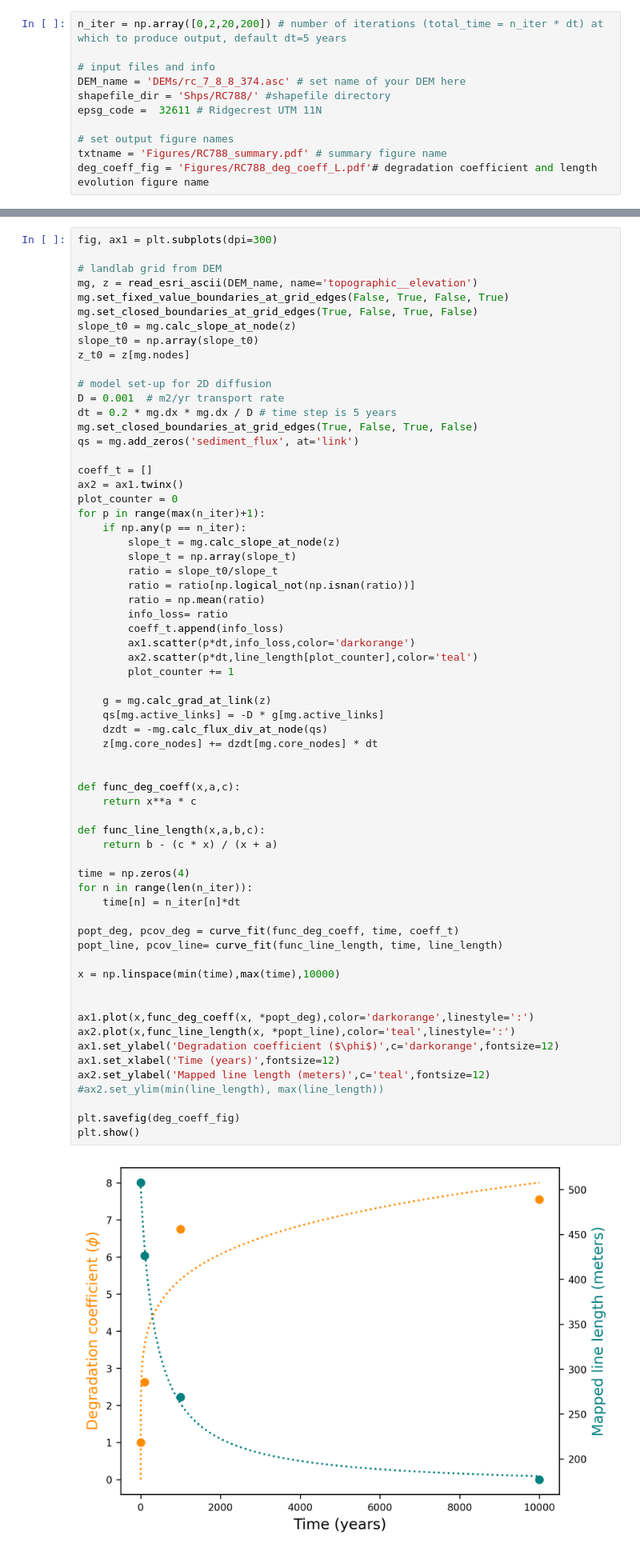
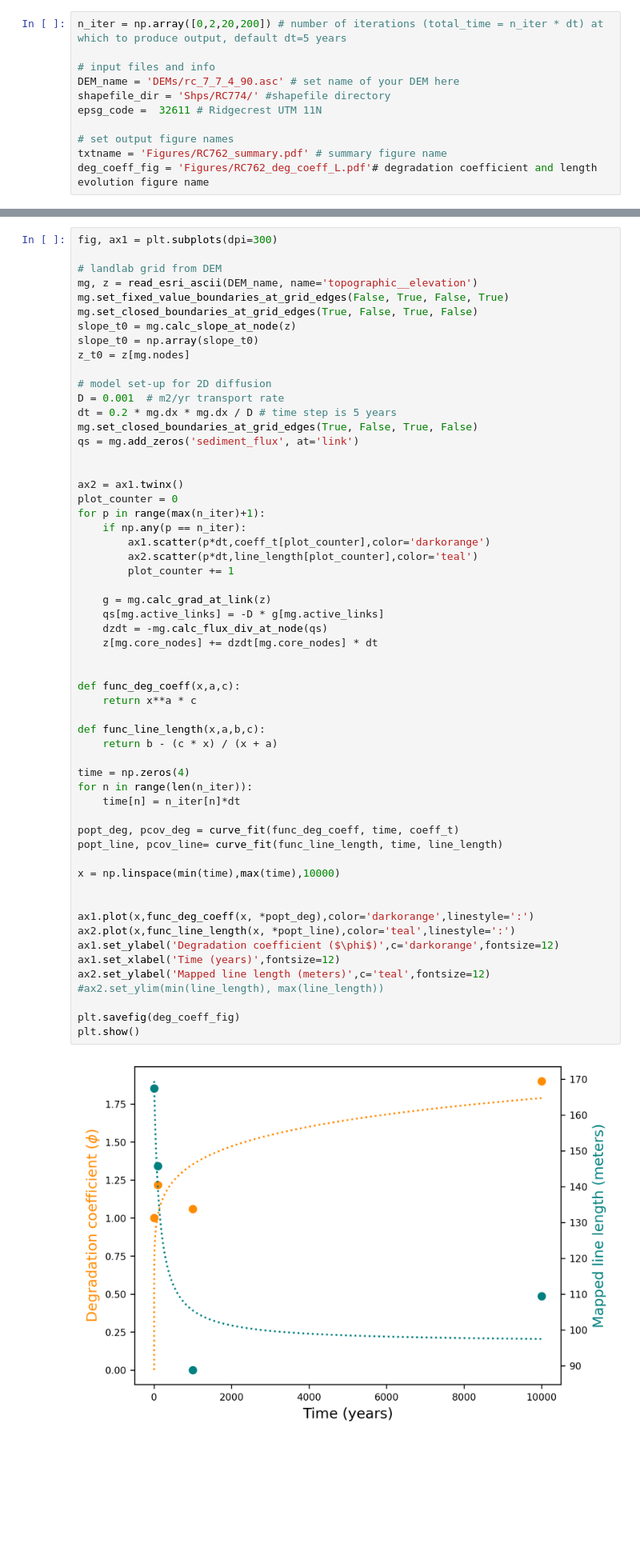
Before and after one commit to absrp/landscape_evolution_PFDHA, a Jupyter notebook: information_loss_analysis.ipynb, the cells around one changed output, grey strips where cells are left out. Shown at 80% size. Cells and saved outputs as stored; diff of their text form; blank space fills up the shorter version.

```diff
--- a/information_loss_analysis.ipynb
+++ b/information_loss_analysis.ipynb
@@ -29,13 +33,13 @@ mpl.rcParams['font.size'] = 8
 n_iter = np.array([0,2,20,200]) # number of iterations (total_time = n_iter * dt) at which to produce output, default dt=5 years
 
 # input files and info
-DEM_name = 'DEMs/rc_7_8_8_374.asc' # set name of your DEM here
-shapefile_dir = 'Shps/RC788/' #shapefile directory
+DEM_name = 'DEMs/rc_7_7_4_90.asc' # set name of your DEM here
+shapefile_dir = 'Shps/RC774/' #shapefile directory
 epsg_code =  32611 # Ridgecrest UTM 11N
 
 # set output figure names
-txtname = 'Figures/RC788_summary.pdf' # summary figure name
-deg_coeff_fig = 'Figures/RC788_deg_coeff_L.pdf'# degradation coefficient and length evolution figure name
+txtname = 'Figures/RC762_summary.pdf' # summary figure name
+deg_coeff_fig = 'Figures/RC762_deg_coeff_L.pdf'# degradation coefficient and length evolution figure name
 # %% [markdown]
 ### Calculate change in elevation distribution in landscape over time for the DEM
 # %%
@@ -190,19 +216,12 @@ dt = 0.2 * mg.dx * mg.dx / D # time step is 5 years
 mg.set_closed_boundaries_at_grid_edges(True, False, True, False)
 qs = mg.add_zeros('sediment_flux', at='link')
 
-coeff_t = []
+
 ax2 = ax1.twinx()
 plot_counter = 0
 for p in range(max(n_iter)+1):
     if np.any(p == n_iter):
-        slope_t = mg.calc_slope_at_node(z)
-        slope_t = np.array(slope_t)
-        ratio = slope_t0/slope_t
-        ratio = ratio[np.logical_not(np.isnan(ratio))]
-        ratio = np.mean(ratio)
-        info_loss= ratio
-        coeff_t.append(info_loss)
-        ax1.scatter(p*dt,info_loss,color='darkorange')
+        ax1.scatter(p*dt,coeff_t[plot_counter],color='darkorange')
         ax2.scatter(p*dt,line_length[plot_counter],color='teal')
         plot_counter += 1
 
@@ -211,31 +230,31 @@ for p in range(max(n_iter)+1):
     dzdt = -mg.calc_flux_div_at_node(qs)
     z[mg.core_nodes] += dzdt[mg.core_nodes] * dt
 
 
 def func_deg_coeff(x,a,c):
     return x**a * c
 
 def func_line_length(x,a,b,c):
     return b - (c * x) / (x + a)
 
 time = np.zeros(4)
 for n in range(len(n_iter)):
     time[n] = n_iter[n]*dt
 
 popt_deg, pcov_deg = curve_fit(func_deg_coeff, time, coeff_t)
 popt_line, pcov_line= curve_fit(func_line_length, time, line_length)
 
 x = np.linspace(min(time),max(time),10000)
 
 
 ax1.plot(x,func_deg_coeff(x, *popt_deg),color='darkorange',linestyle=':')
 ax2.plot(x,func_line_length(x, *popt_line),color='teal',linestyle=':')
 ax1.set_ylabel('Degradation coefficient ($\phi$)',c='darkorange',fontsize=12)
 ax1.set_xlabel('Time (years)',fontsize=12)
 ax2.set_ylabel('Mapped line length (meters)',c='teal',fontsize=12)
 #ax2.set_ylim(min(line_length), max(line_length))
 
 plt.savefig(deg_coeff_fig)
 plt.show()
 # %% [output]
-[figure, old version]
+[figure, new version]
```
Also changed, not shown: parts of 3 cells of this notebook.
